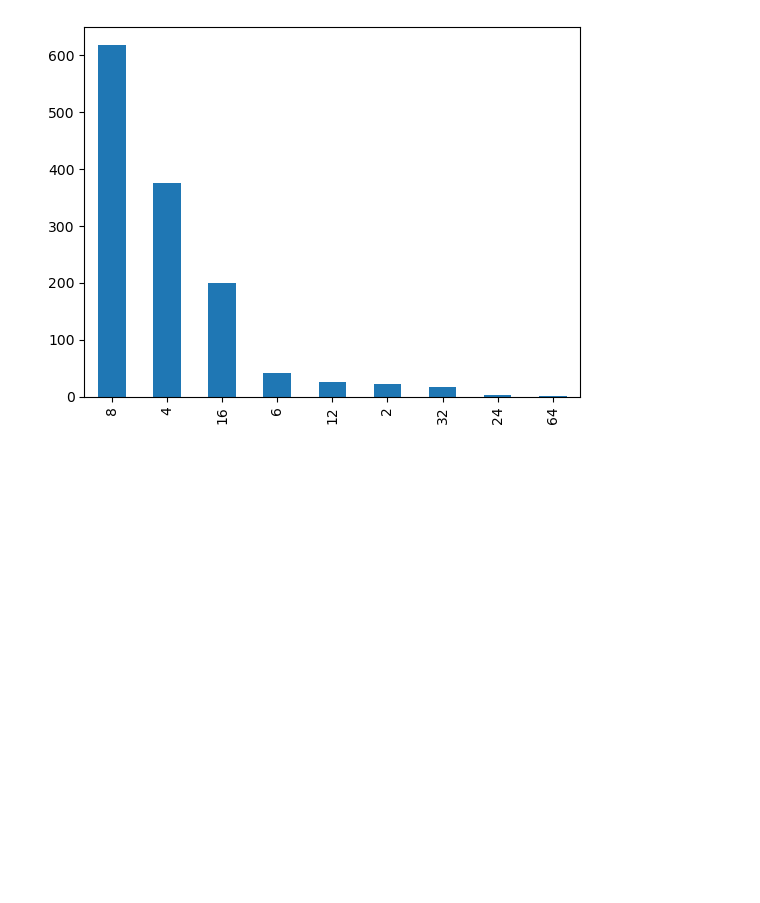
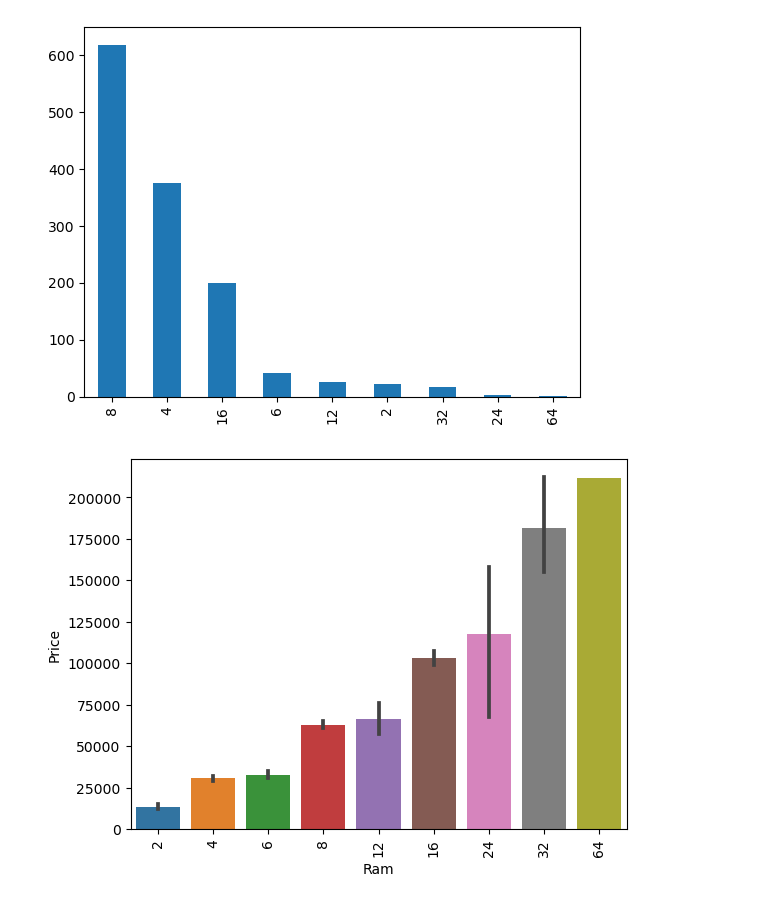
Before and after one commit to ApurbaKumarMajumder/Machine_Learning_Projects, a Jupyter notebook: Laptop_price_Predictor/notebook.ipynb, the cells around one changed output. Drawn from its saved outputs; the diff is of its cells as text; code cells hidden in the pictures; blank space fills up the shorter version.

```diff
--- a/Laptop_price_Predictor/notebook.ipynb
+++ b/Laptop_price_Predictor/notebook.ipynb
@@ -444,3 +444,9 @@ df['Ram'].value_counts().plot(kind = 'bar')
 # %% [output]
 <AxesSubplot:>
 [figure]
+# %%
+sns.barplot(x = df['Ram'], y = df['Price'])
+plt.xticks(rotation = 'vertical')
+plt.show()
+# %% [output]
+[figure, added]
```
Also changed, not shown: parts of 1 cell of this notebook.
